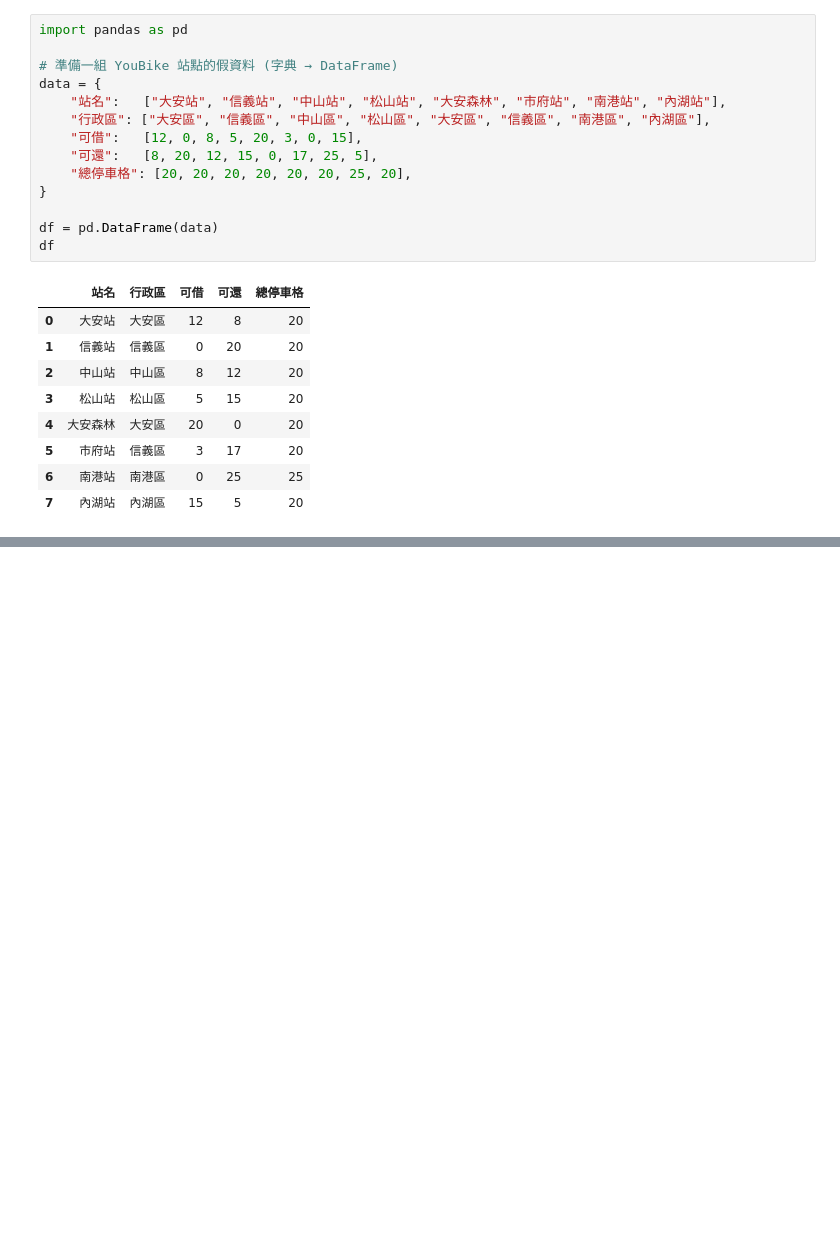
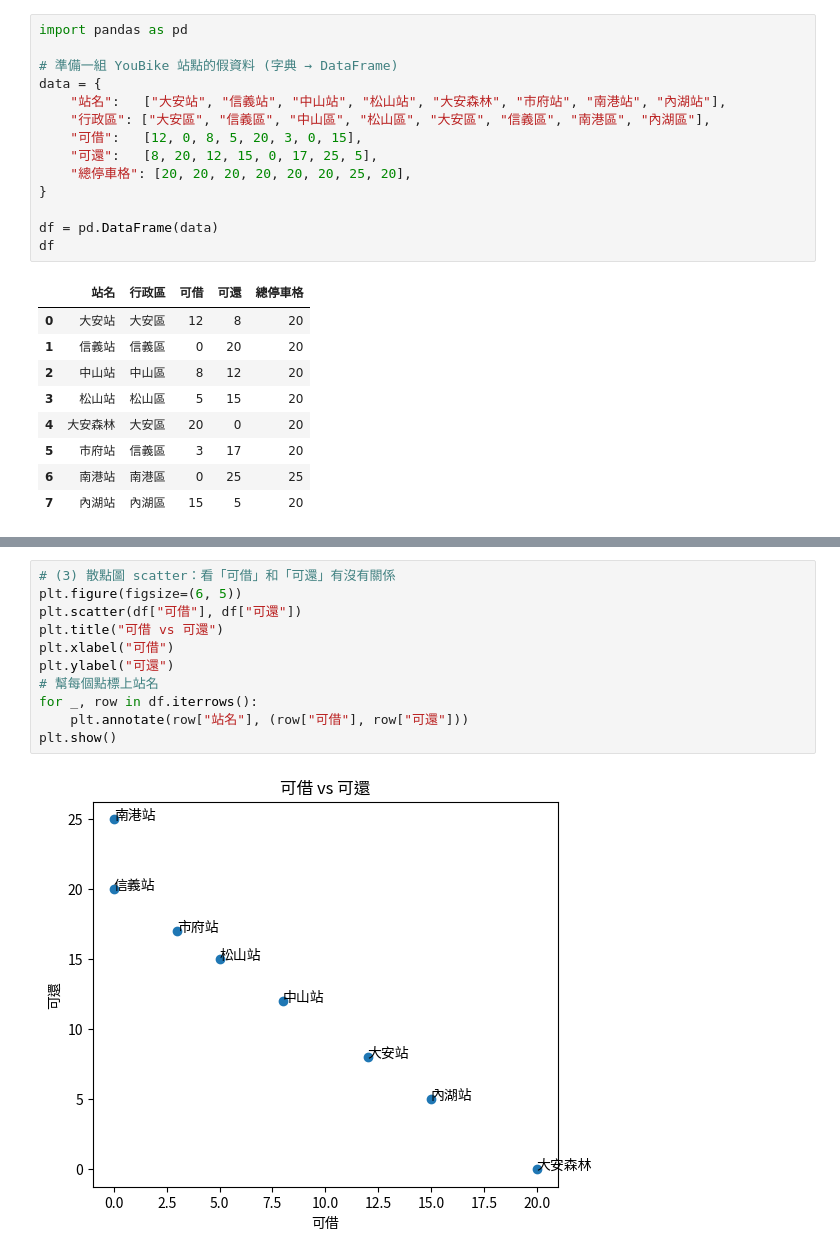
Before and after one commit to sunnychen0610/git-tutorial, a Jupyter notebook: Pandas.ipynb, the cells around one changed output, grey strips where cells are left out. Cells and saved outputs as stored; diff of their text form; blank space fills up the shorter version.

```diff
--- a/Pandas.ipynb
+++ b/Pandas.ipynb
@@ -26,0 +185,13 @@ df
+# %%
+# (3) 散點圖 scatter：看「可借」和「可還」有沒有關係
+plt.figure(figsize=(6, 5))
+plt.scatter(df["可借"], df["可還"])
+plt.title("可借 vs 可還")
+plt.xlabel("可借")
+plt.ylabel("可還")
+# 幫每個點標上站名
+for _, row in df.iterrows():
+    plt.annotate(row["站名"], (row["可借"], row["可還"]))
+plt.show()
+# %% [output]
+[figure, added]
```
Also changed, not shown: parts of 14 cells of this notebook.
